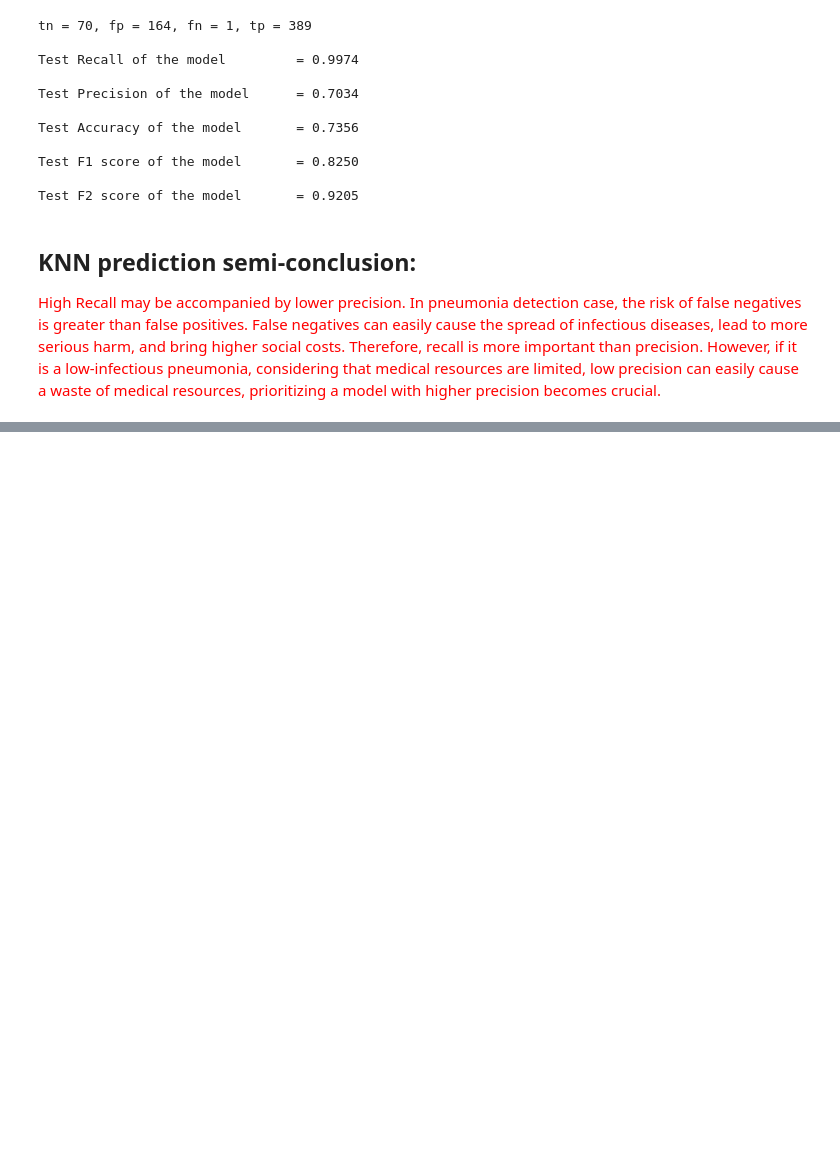
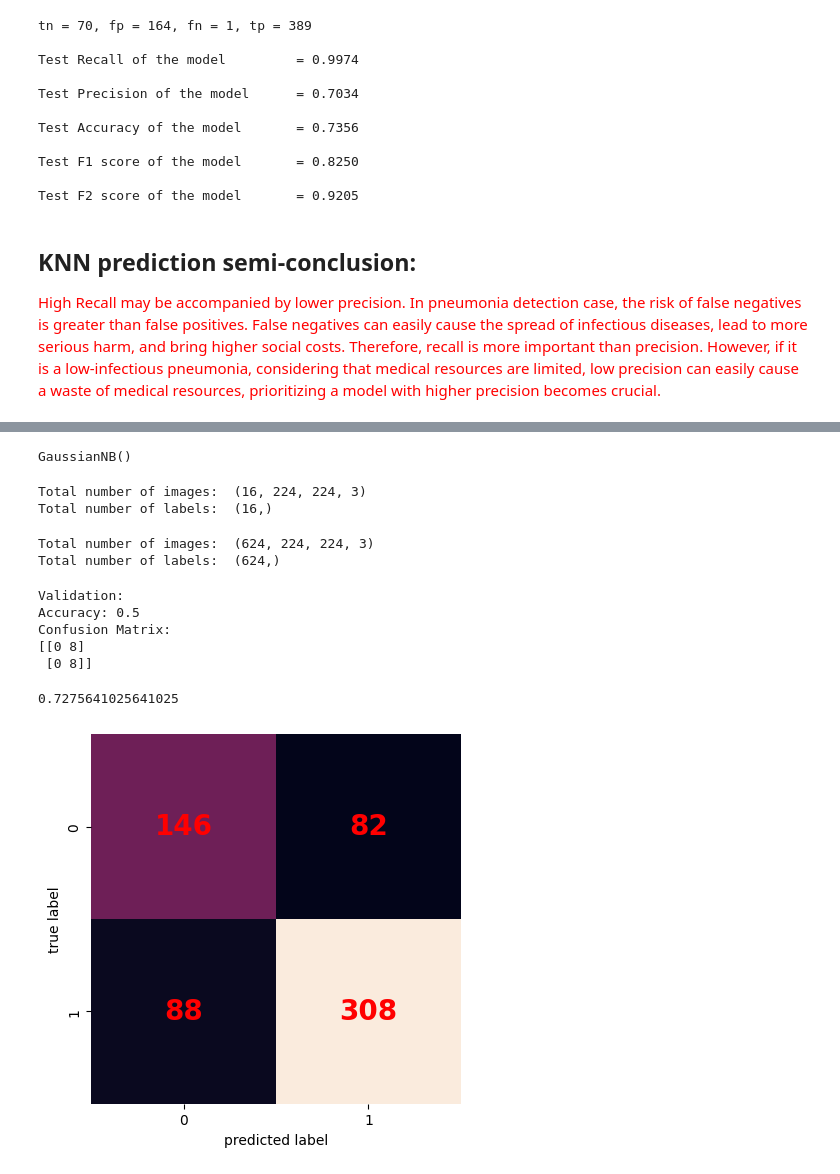
Before and after one commit to x746667/Pneumonia-Detection, a Jupyter notebook: pd-r1211501.ipynb, the cells around one changed output, grey strips where cells are left out. Saved outputs shown, nothing was run; the diff lists cells and outputs as text; code cells hidden in the pictures; blank space fills up the shorter version.

```diff
--- a/pd-r1211501.ipynb
+++ b/pd-r1211501.ipynb
@@ -309,6 +309,6 @@ x_train_knn, x_test_knn, y_train_knn, y_test_knn = train_test_split(
 # %%
 knn_model = KNeighborsClassifier(n_neighbors=1)
-knn_model.fit(x_train_knn, y_train_knn)
+knn_model.fit(x_train_reshape, y_train)
 # %% [output]
 KNeighborsClassifier(n_neighbors=1)
 # %%
@@ -401,11 +390,11 @@ Test F2 score of the model       = 0.9175
 # %%
-k_values = [1, 3, 5, 7, 9, 11]
+k_values = [1, 3, 5, 7, 9]
 best_k = 0
 best_recall = 0.0
 
 for k in k_values:
     knn_model = KNeighborsClassifier(n_neighbors=k)
-    knn_model.fit(x_train_knn, y_train_knn)
+    knn_model.fit(x_train_reshape, y_train)
 
     y_pred_test = knn_model.predict(x_test_reshape)
 
@@ -479,0 +470,52 @@ Test F2 score of the model       = 0.9205
+# %%
+from sklearn.naive_bayes import GaussianNB
+
+GNB_model = GaussianNB()
+GNB_model.fit(x_train_reshape, y_train)
+# %% [output]
+GaussianNB()
+# %%
+x_val, y_val = load_data(files_dir='/val')
+x_val_reshape = x_val.reshape(x_val.shape[0], -1)
+ypred_val = GNB_model.predict(x_val_reshape)
+# %% [output]
+Total number of images:  (16, 224, 224, 3)
+Total number of labels:  (16,)
+# %%
+# Load test dataset
+x_test, y_test = load_data(files_dir='/test')
+x_test_reshape = x_test.reshape(x_test.shape[0], -1)
+ypred = GNB_model.predict(x_test_reshape)
+# %% [output]
+Total number of images:  (624, 224, 224, 3)
+Total number of labels:  (624,)
+# %%
+accuracy_val = accuracy_score(y_val, y_pred_val)
+conf_matrix_val = confusion_matrix(y_val, y_pred_val)
+classification_rep_val = classification_report(y_val, y_pred_val)
+print("Validation:")
+print(f"Accuracy: {accuracy_val}")
+print("Confusion Matrix:")
+print(conf_matrix_val)
+# %% [output]
+Validation:
+Accuracy: 0.5
+Confusion Matrix:
+[[0 8]
+ [0 8]]
+# %%
+from sklearn.metrics import accuracy_score
+accuracy_score(y_test,ypred) #計算準確率
+# %% [output]
+0.7275641025641025
+# %%
+from sklearn.metrics import confusion_matrix
+
+mat=confusion_matrix(y_test,ypred)
+
+sns.heatmap(mat.T,square=True,annot=True,fmt='d',cbar=False, annot_kws={'size':20,'weight':'bold', 'color':'red'})
+
+plt.xlabel('predicted label')
+plt.ylabel('true label');
+# %% [output]
+[figure, added]
```
Also changed, not shown: parts of 11 cells of this notebook.
